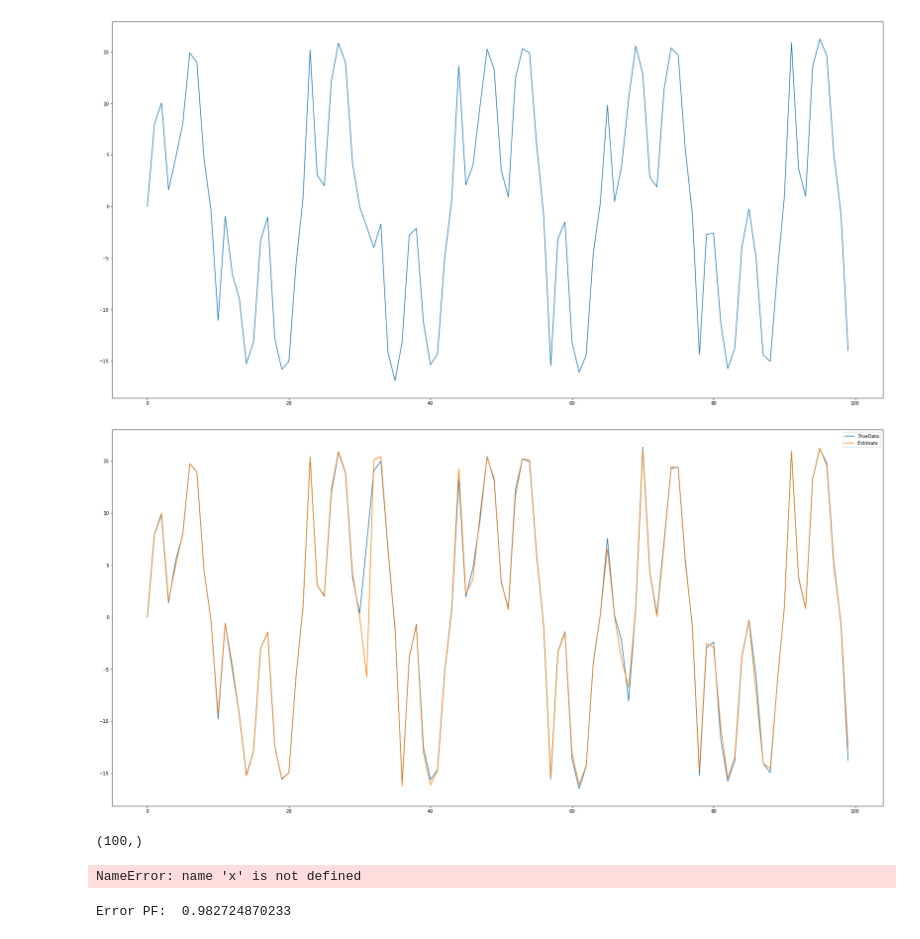
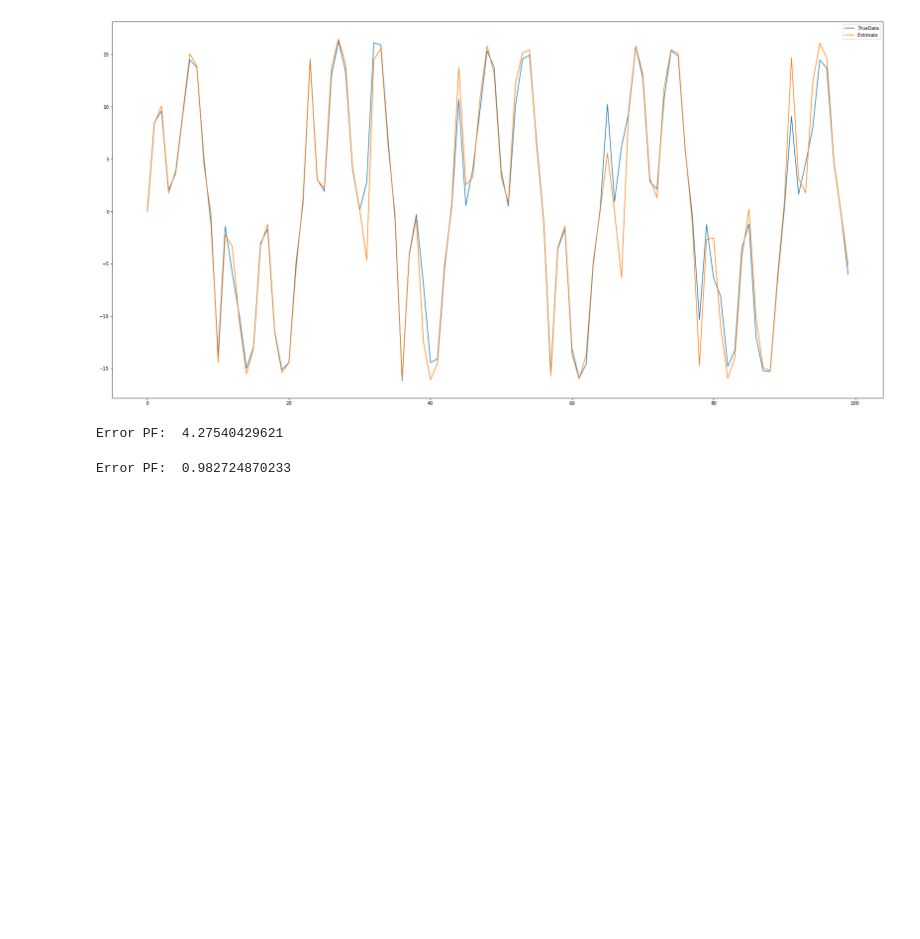
Before and after one commit to alpteko/MonteCarloProject-ACO, a Jupyter notebook: ModularParticleFilter.ipynb, the cells around one changed output. Saved outputs shown, nothing was run; the diff lists cells and outputs as text; code cells hidden in the pictures; blank space fills up the shorter version.

```diff
--- a/ModularParticleFilter.ipynb
+++ b/ModularParticleFilter.ipynb
@@ -14,7 +14,7 @@ from sklearn.metrics import mean_squared_error
 # %%
 T = 100
 N = 50
-x_v = 0.01 #gaussian noise in state update
+x_v = 0.1 #gaussian noise in state update
 x_r = 0.1 #noise covariance
 # %%
 def f_process(x, t, process_noise):
@@ -35,11 +35,12 @@ def generate_data(process_noise, observation_noise, data_len):
     #plt.show()
     return z, x
 # %%
-def bootstap_pf(x_v,x_r,Z,particle_size,T):
+def bootstap_pf(x_v,x_r,Z,particle_size,T, power_mode = 0):
     x_particle = np.zeros(particle_size)
     norm_weights = np.zeros(particle_size)
     log_lik = np.zeros(particle_size)
     x_estimate = np.zeros(T)
+    ess = np.zeros(T)
     for t in range(1,T):
         for j in range(particle_size):
             x_particle[j] = f_process(x_particle[j],t,x_v);
@@ -48,39 +49,26 @@ def bootstap_pf(x_v,x_r,Z,particle_size,T):
         norm_weights = np.exp(log_lik-np.max(log_lik))
         norm_weights = norm_weights/np.sum(norm_weights)
         x_estimate[t] = np.sum(np.multiply(norm_weights,x_particle))
+        ess[t] = 1/(particle_size*np.sum(norm_weights**2))
+        ### Resampling
+        if power_mode == 0:
+            if ess[t]<0.8:  # Resampling step
+                idx = np.random.choice(range(particle_size), p=norm_weights, size=particle_size)
+                x_particle[:] = x_particle[idx]
+                log_lik = np.zeros_like(log_lik)
     return x_estimate
 # %%
 Z, X = generate_data(x_v,x_r,T)
-x_est = bootstap_pf(x_v,x_r,Z,N,T)
+x_est = bootstap_pf(x_v,x_r,Z,N,T,1)
 plt.figure(figsize=(30,15))
 plt.plot(X,label='TrueData')
 plt.plot(x_est,label='Estimate')
 plt.legend()
 plt.show()
+print('Error PF: ',mean_squared_error(X,x_est))
 # %% [output]
-[figure, old version]
+[figure, new version]
-[figure, removed]
+Error PF:  4.27540429621
-# %%
-x_est.shape
-# %% [output]
-(100,)
-# %%
-x_P = np.zeros((N,1))
-for i in range(N):
-    #Initial particles
-    x_P[i]= x + np.sqrt(V)*np.random.random()
-
-z_out = np.zeros((T,1)) #the actual output vector for measurement values.
-x_out = np.zeros((T,1)) #the actual output vector for state values.
-x_est = np.zeros((T,1)) #time by time output of the particle filters estimate
-x_est_out = np.zeros((T,1)) # the vector of particle filter estimates.
-
-z_out[0] = x**2/20 + np.sqrt(x_R)*np.random.random()
-x_out[0] = x
-x_est[0] = x
-x_est_out[0] = x_est[0]
-# %% [output]
-NameError: name 'x' is not defined
 # %%
 for t in range(1,T):
 
```
Also changed, not shown: parts of 2 cells of this notebook, 1 other file.
